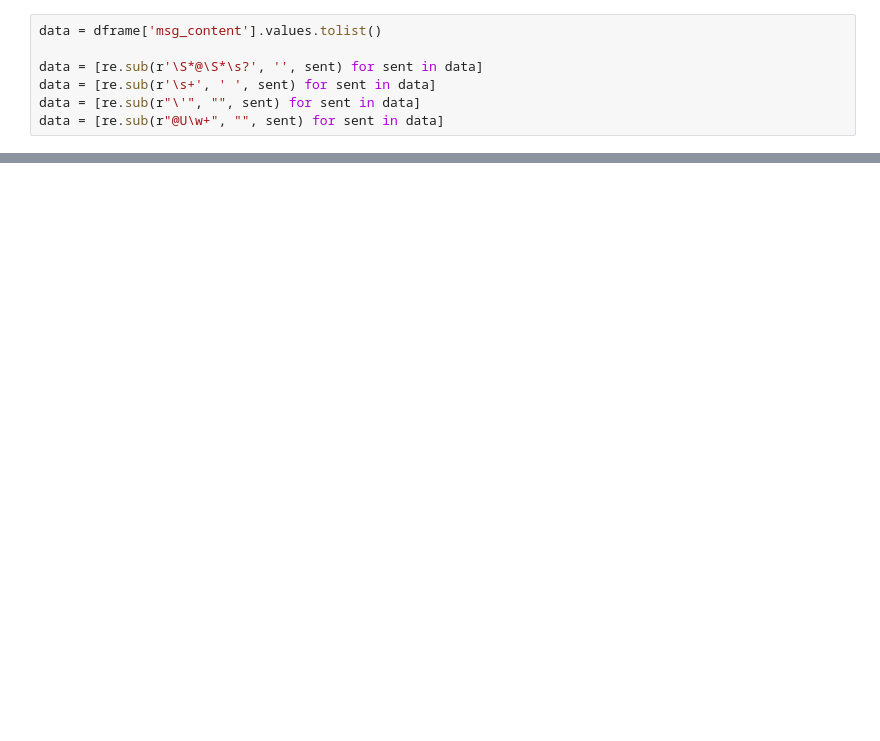
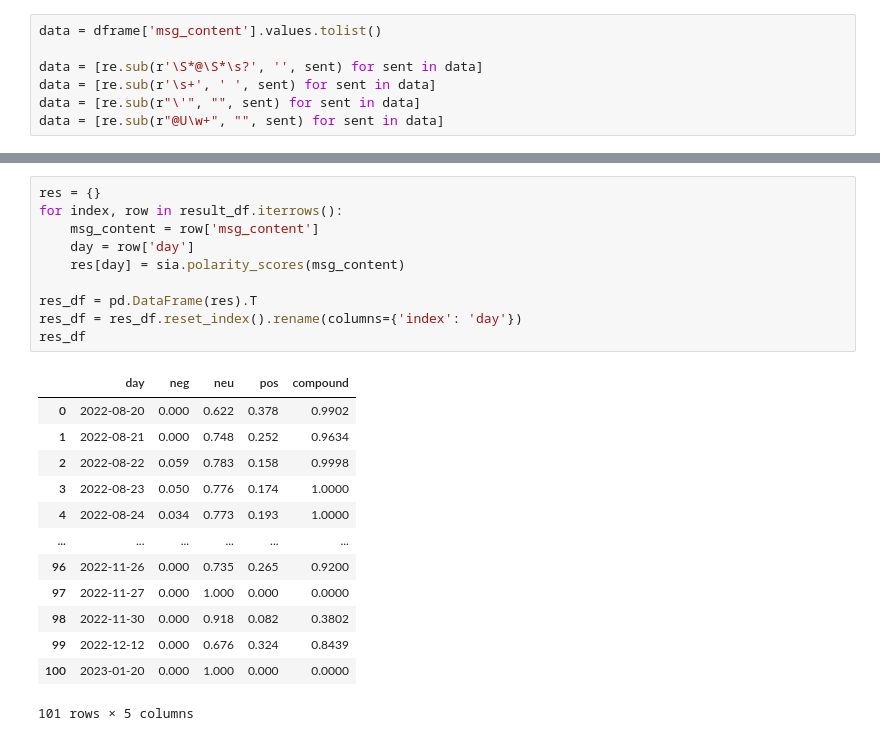
Before and after one commit to YOFTAHEGIZ/Slack-data-analysis, a Jupyter notebook: notebooks/parse_slack_data.ipynb, the cells around one changed output, grey strips where cells are left out. Drawn from its saved outputs; the diff is of its cells as text; blank space fills up the shorter version.

```diff
--- a/notebooks/parse_slack_data.ipynb
+++ b/notebooks/parse_slack_data.ipynb
@@ -495,0 +597,24 @@ NameError: name 'gensim' is not defined
+# %%
+res = {}
+for index, row in result_df.iterrows():
+    msg_content = row['msg_content']
+    day = row['day']
+    res[day] = sia.polarity_scores(msg_content)
+
+res_df = pd.DataFrame(res).T
+res_df = res_df.reset_index().rename(columns={'index': 'day'})
+res_df
+# %% [output]
+|  | day | neg | neu | pos | compound |
+| 0 | 2022-08-20 | 0.000 | 0.622 | 0.378 | 0.9902 |
+| 1 | 2022-08-21 | 0.000 | 0.748 | 0.252 | 0.9634 |
+| 2 | 2022-08-22 | 0.059 | 0.783 | 0.158 | 0.9998 |
+| 3 | 2022-08-23 | 0.050 | 0.776 | 0.174 | 1.0000 |
+| 4 | 2022-08-24 | 0.034 | 0.773 | 0.193 | 1.0000 |
+| ... | ... | ... | ... | ... | ... |
+| 96 | 2022-11-26 | 0.000 | 0.735 | 0.265 | 0.9200 |
+| 97 | 2022-11-27 | 0.000 | 1.000 | 0.000 | 0.0000 |
+| 98 | 2022-11-30 | 0.000 | 0.918 | 0.082 | 0.3802 |
+| 99 | 2022-12-12 | 0.000 | 0.676 | 0.324 | 0.8439 |
+| 100 | 2023-01-20 | 0.000 | 1.000 | 0.000 | 0.0000 |
+101 rows × 5 columns
```
Also changed, not shown: parts of 13 cells of this notebook.
